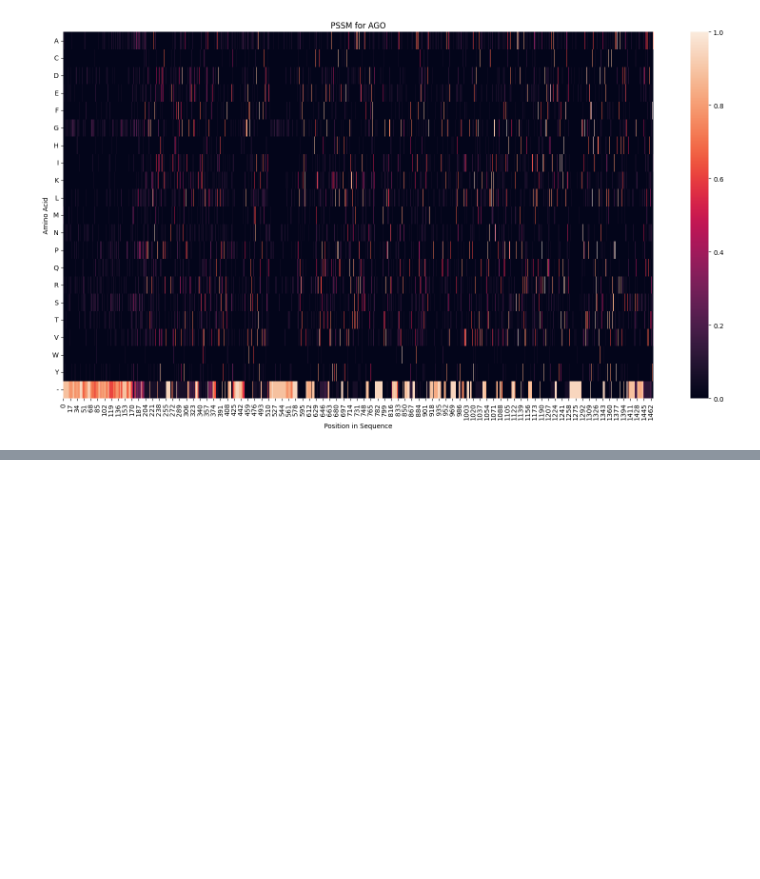
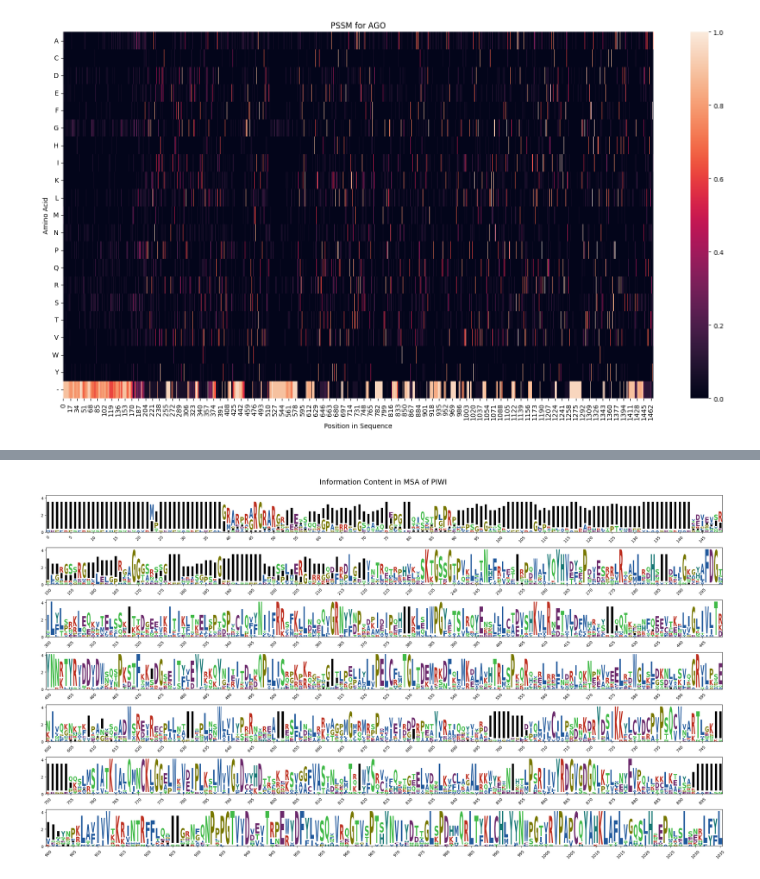
Before and after one commit to MasayukiNagai/ArgonauteAnalysis, a Jupyter notebook: MSA_Analysis.ipynb, the cells around one changed output, grey strips where cells are left out. Cells and saved outputs as stored; diff of their text form; code cells hidden in the pictures; blank space fills up the shorter version.

```diff
--- a/MSA_Analysis.ipynb
+++ b/MSA_Analysis.ipynb
@@ -114,0 +175,33 @@ save(p)
+# %%
+### Information
+
+pssm_df = pd.DataFrame(pssm, columns=list(AA_ALPHABETS))
+# background_dict = (pssm_df.sum(axis=0)/len(pssm_df)).to_dict()
+background_dict = {aa: 1/20 for aa in AA_ALPHABETS}
+ic_df = calculate_information_content(pssm_df, background_dict)
+
+L = len(pssm_df)
+l = 150
+num_rows = L // l + 1
+
+fig, axs = plt.subplots(num_rows, 1, figsize=(24, 2*num_rows))
+
+ylim = ic_df.max().max()
+
+for i in range(num_rows):
+    ic_logo = logomaker.Logo(
+        ic_df.iloc[(i)*l:(i+1)*l, 0:21],
+        color_scheme='NajafabadiEtAl2017',
+        vpad=.1, width=.8, ax=axs[i])
+    ic_logo.style_xticks(anchor=0, spacing=5, rotation=45)
+    ic_logo.ax.set_ylim([0, ylim])
+
+plt.tight_layout(rect=[0, 0.03, 1, 0.95])
+plt.suptitle(f'Information Content in MSA of {clade}', fontsize=18)
+
+# fig.text(0.5, 0.04, 'Positions', ha='center', va='center', fontsize=12)
+# fig.text(0.04, 0.5, 'Information Content (bits)', ha='center', va='center', rotation='vertical', fontsize=12)
+
+plt.savefig(f'/home/moon/projects/AgoAnalysis/msa/{clade}.msa.info_logo.png')
+plt.show()
+# %% [output]
@@ -114,0 +215 @@ save(p)
+[figure, added]
```
Also changed, not shown: parts of 12 cells of this notebook.
